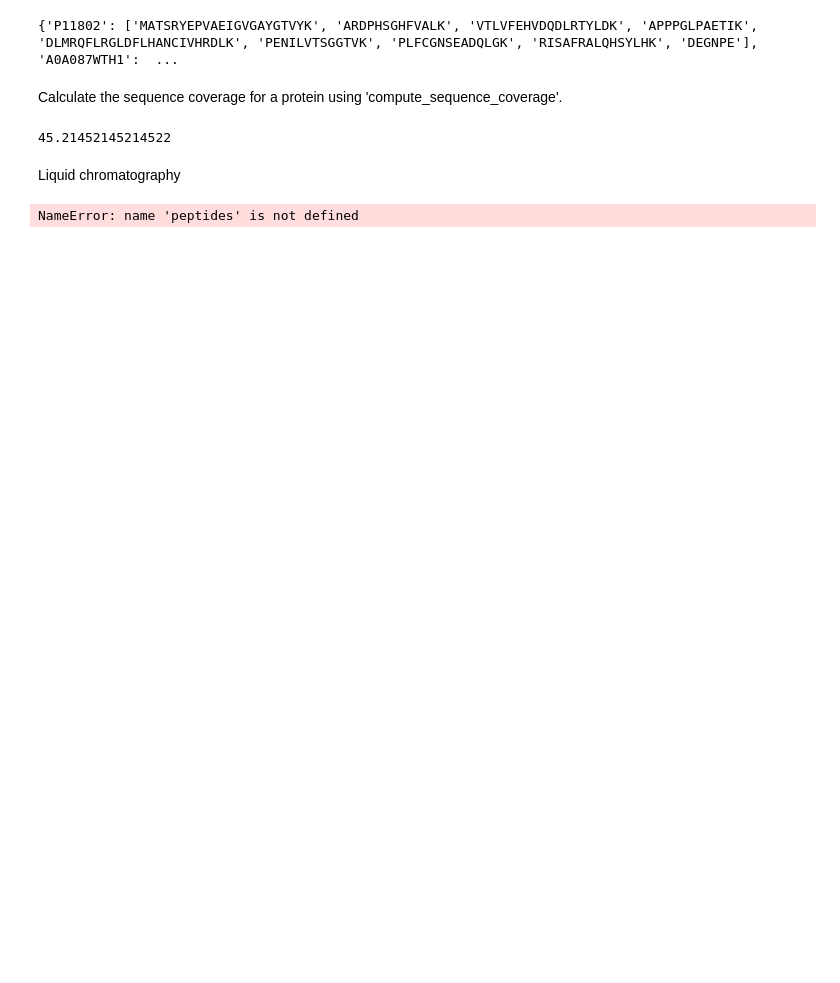
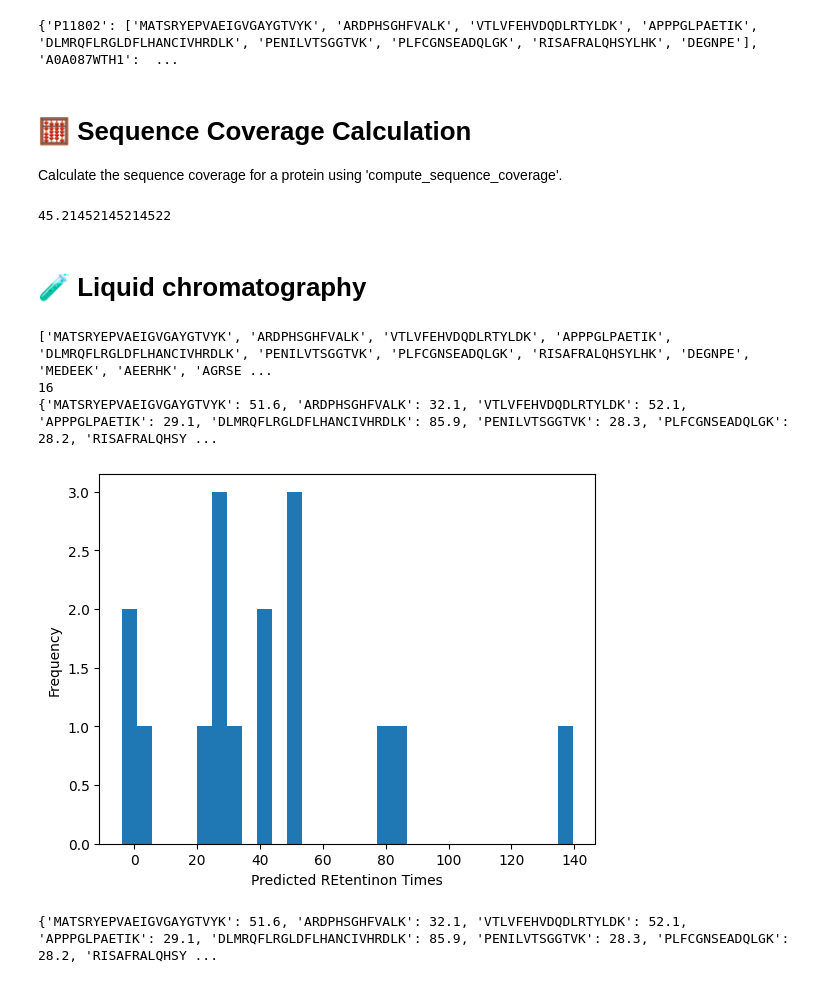
Before and after one commit to Maya158/Mayasim, a Jupyter notebook: tutorials/ms_experiment_final.ipynb, the cells around one changed output. Drawn from its saved outputs; the diff is of its cells as text; code cells hidden in the pictures; blank space fills up the shorter version.

```diff
--- a/tutorials/ms_experiment_final.ipynb
+++ b/tutorials/ms_experiment_final.ipynb
@@ -25,6 +30,8 @@ print(peptides)
 # %% [output]
 {'P11802': ['MATSRYEPVAEIGVGAYGTVYK', 'ARDPHSGHFVALK', 'VTLVFEHVDQDLRTYLDK', 'APPPGLPAETIK', 'DLMRQFLRGLDFLHANCIVHRDLK', 'PENILVTSGGTVK', 'PLFCGNSEADQLGK', 'RISAFRALQHSYLHK', 'DEGNPE'], 'A0A087WTH1':  ...
 # %% [markdown]
+# 🧮 Sequence Coverage Calculation
+
 Calculate the sequence coverage for a protein using 'compute_sequence_coverage'.
 # %%
 peptides = ms.digest_protein_collection(proteins, ms.enzyme_cleavage_patterns["LysC"])
@@ -34,15 +41,24 @@ sample_coverage = ms.compute_sequence_coverage(sample_protein, sample_protein_pe
 sample_coverage
 # %% [output]
 45.21452145214522
-# %% [markdown]
-Liquid chromatography
+# %% [markdown]
+# 🧪 Liquid chromatography
 # %%
-pooled_peptides = sum(peptides.values(), [])
-retention_times = ms.predict_lc_retention_times(pooled_peptides)
+pooled_peptides_list = [pep for peptides in peptides.values() for pep in peptides]
 
-ms.plot_retention_time(retention_times)
+print(pooled_peptides_list)
+print(len(pooled_peptides_list))
 
-selected_peptides = ms.select_retention_time_window(retention_times, lower_ret_time=0, upper_ret_time=20)
-selected_peptides
+retention_times = ms.predict_lc_retention_times(pooled_peptides_list)
+print(retention_times)
+
+visualisation_times = ms.plot_retention_time(retention_times.values())
+selected_peptides = ms.select_retention_time_window(retention_times, lower_ret_time=2, upper_ret_time=100)
+
+print(selected_peptides)
 # %% [output]
-NameError: name 'peptides' is not defined
+['MATSRYEPVAEIGVGAYGTVYK', 'ARDPHSGHFVALK', 'VTLVFEHVDQDLRTYLDK', 'APPPGLPAETIK', 'DLMRQFLRGLDFLHANCIVHRDLK', 'PENILVTSGGTVK', 'PLFCGNSEADQLGK', 'RISAFRALQHSYLHK', 'DEGNPE', 'MEDEEK', 'AEERHK', 'AGRSE ...
+16
+{'MATSRYEPVAEIGVGAYGTVYK': 51.6, 'ARDPHSGHFVALK': 32.1, 'VTLVFEHVDQDLRTYLDK': 52.1, 'APPPGLPAETIK': 29.1, 'DLMRQFLRGLDFLHANCIVHRDLK': 85.9, 'PENILVTSGGTVK': 28.3, 'PLFCGNSEADQLGK': 28.2, 'RISAFRALQHSY ...
+[figure, added]
+{'MATSRYEPVAEIGVGAYGTVYK': 51.6, 'ARDPHSGHFVALK': 32.1, 'VTLVFEHVDQDLRTYLDK': 52.1, 'APPPGLPAETIK': 29.1, 'DLMRQFLRGLDFLHANCIVHRDLK': 85.9, 'PENILVTSGGTVK': 28.3, 'PLFCGNSEADQLGK': 28.2, 'RISAFRALQHSY ...
```
Also changed, not shown: parts of 6 cells of this notebook, 1 other file.
